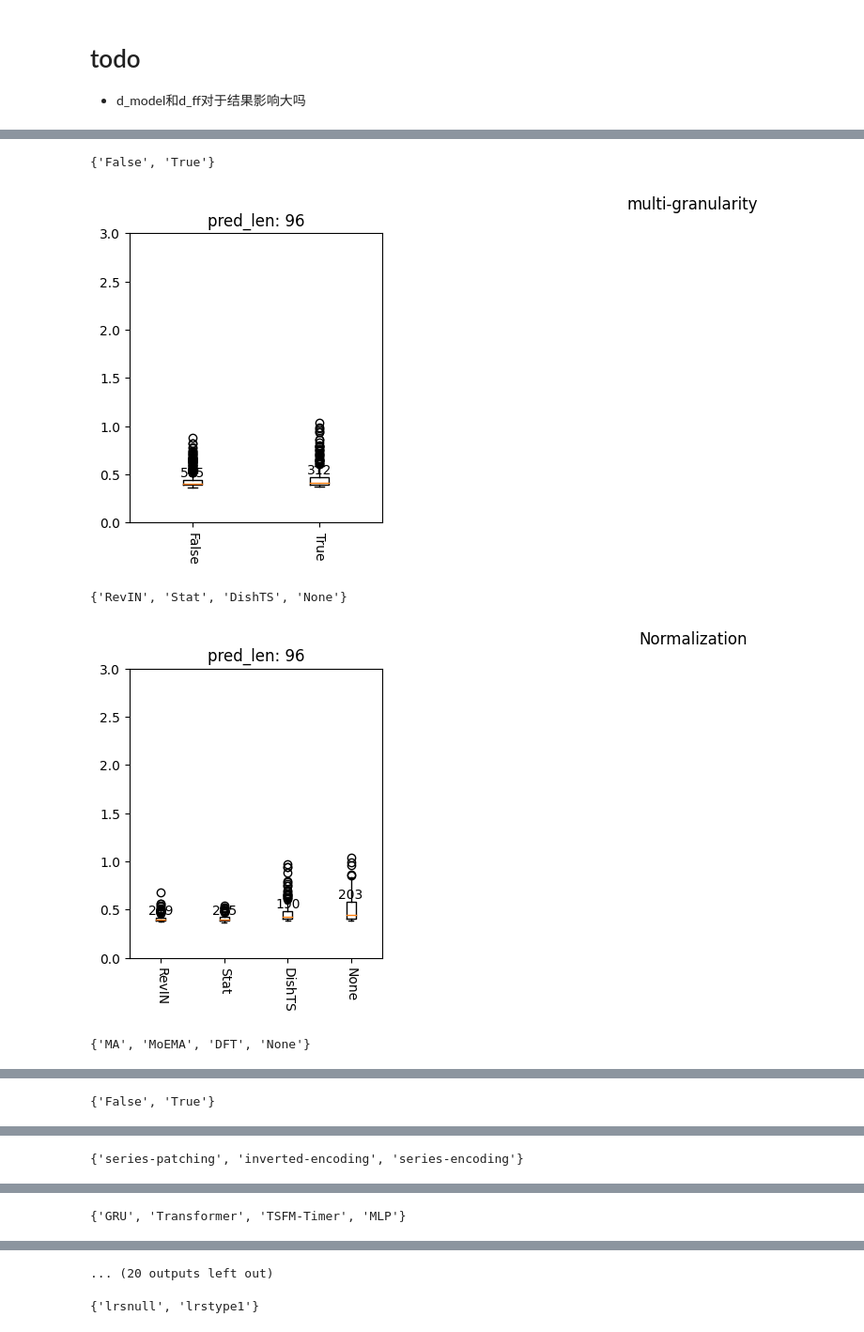
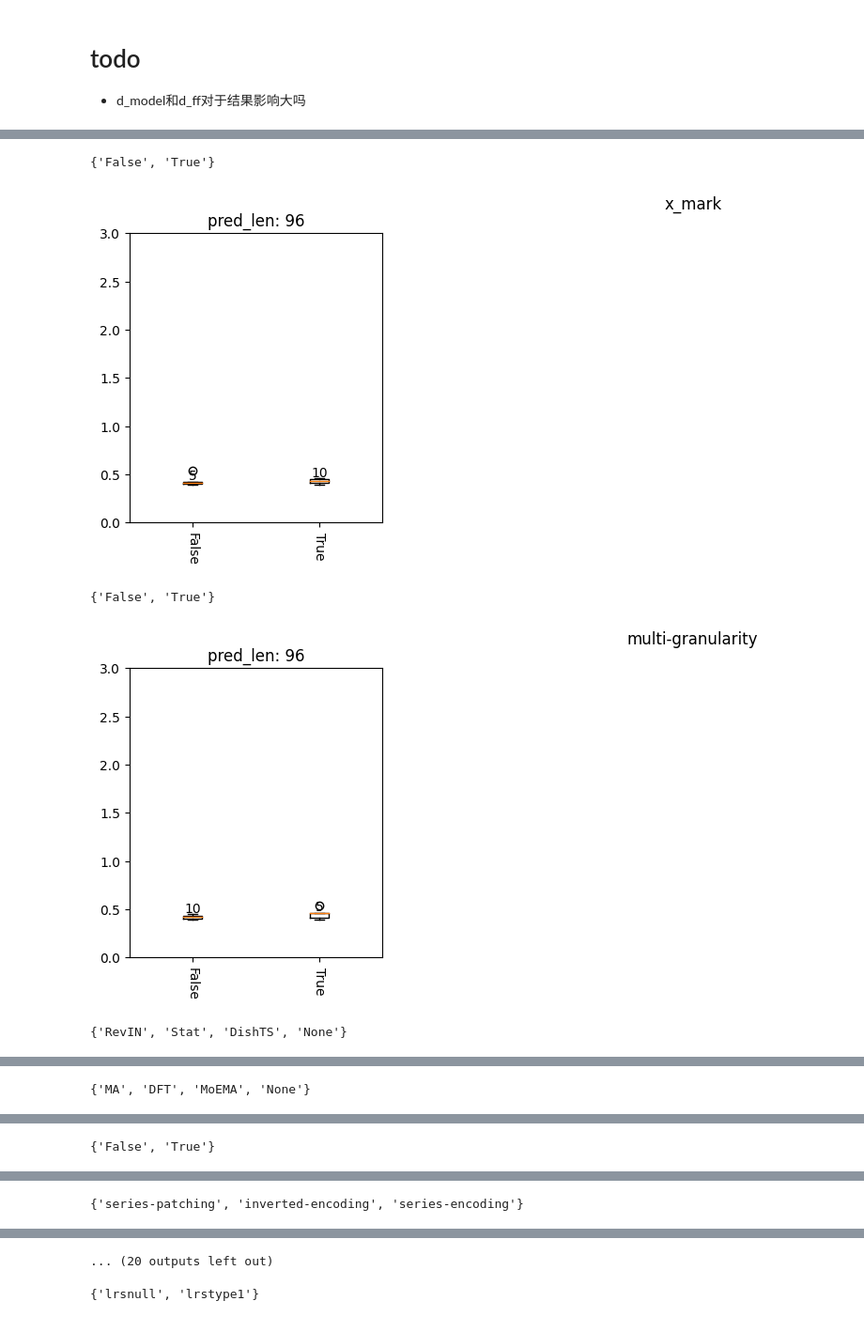
Before and after one commit to SUFE-AILAB/TSGym, a Jupyter notebook: notebooks/result_analysis_long_term_forecasting_gym.ipynb, the cells around one changed output, grey strips where cells are left out. Shown at 94% size. Saved outputs shown, nothing was run; the diff lists cells and outputs as text; code cells hidden in the pictures.

```diff
--- a/notebooks/result_analysis_long_term_forecasting_gym.ipynb
+++ b/notebooks/result_analysis_long_term_forecasting_gym.ipynb
@@ -22,7 +22,8 @@ path_TSFM = '/data/nishome/user1/minqi/TSGym/resultsGym_TSFM'
 
 result_dict, runtime_dict = {}, {}
 for pred_len in pred_lens:
-    model_list = os.listdir(path_non_transformer) + os.listdir(path_transformer) + os.listdir(path_LLM) + os.listdir(path_TSFM)
+    # model_list = os.listdir(path_non_transformer) + os.listdir(path_transformer) + os.listdir(path_LLM) + os.listdir(path_TSFM)
+    model_list = os.listdir(path_non_transformer)
     model_list = [_ for _ in model_list if f'pl{pred_len}' in _ and dataset in _]
     result_dict[pred_len], runtime_dict[pred_len] = {}, {}
     for model in model_list:
@@ -106,44 +111,44 @@ for pred_len in pred_lens:
 plt.close()
 # %%
 # todo: NaN values?
-intros = ['multi-granularity', 'Normalization', 'Decomposition', 'Channel-independent',
+intros = ['x_mark', 'multi-granularity', 'Normalization', 'Decomposition', 'Channel-independent',
           'Tokenization', 'Backbone', 'Attention', 'Feature-Attention', 'Encoder-only', 'Frozen', 'Dataset', 'ftM',
-          'Sequence Length', 'll', 'pl', 'd_model', 'nh', 'Encoder layers', 'Decoder layers', 'd_ff',
-          'expand', 'd_conv', 'factor', 'embed', 'distil', 'des',
-          'Training Epochs', 'Learning Rate', 'Learning Rate Strategy']
+          'Sequence Length', 'll', 'pl', 'd_model', 'Encoder layers', 'Decoder layers', 'd_ff',
+          'factor', 'embed', 'distil', 'des',
+          'Training Epochs', 'Loss Function', 'Learning Rate', 'Learning Rate Strategy']
 n = 0
 while True:
     fig = plt.figure(figsize=(16, 4)); intro = intros[n]
     for i, pred_len in enumerate(pred_lens):
         result_dict_vis_comp = {}
         fig.add_subplot(1, 4, i+1)
         comps = set([_.split('_')[n] for _ in result_dict_vis[pred_len].keys()])
         if len(comps) <= 1: continue
         for j, comp in enumerate(comps):
             result_dict_vis_comp[comp] = {k:v for k, v in result_dict_vis[pred_len].items() if k.split('_')[n] == comp}
             v = np.array(list(result_dict_vis_comp[comp].values()))
             v = v[~np.isnan(v)]
             v = v[v < 1e+4] # todo: 为什么有mse溢出的情况?
 
             plt.boxplot(v, positions=[j])
             plt.text(j, np.quantile(v, 0.75), str(len(v)), ha='center', va='bottom')
             plt.ylim(0.0, 3.0)
 
         plt.xticks(range(len(result_dict_vis_comp)), result_dict_vis_comp.keys(), rotation=-90)
         plt.title(f'pred_len: {pred_len}')
 
 
     if len(comps) > 1:
         print(comps)
         fig.suptitle(intro)
         plt.show()
     else:
         plt.close()
     n += 1
     if n >= len(intros): break
 # %% [output]
 {'False', 'True'}
-[figure, old version]
+[figure, new version]
-{'RevIN', 'Stat', 'DishTS', 'None'}
+{'False', 'True'}
-[figure, old version]
+[figure, new version]
-{'MA', 'MoEMA', 'DFT', 'None'}
+{'RevIN', 'Stat', 'DishTS', 'None'}
@@ -151 +156 @@ while True:
-{'False', 'True'}
+{'MA', 'DFT', 'MoEMA', 'None'}
@@ -153 +158 @@ while True:
-{'series-patching', 'inverted-encoding', 'series-encoding'}
+{'False', 'True'}
@@ -155 +160 @@ while True:
-{'GRU', 'Transformer', 'TSFM-Timer', 'MLP'}
+{'series-patching', 'inverted-encoding', 'series-encoding'}
```
Also changed, not shown: parts of 4 cells of this notebook, 1 other file.
